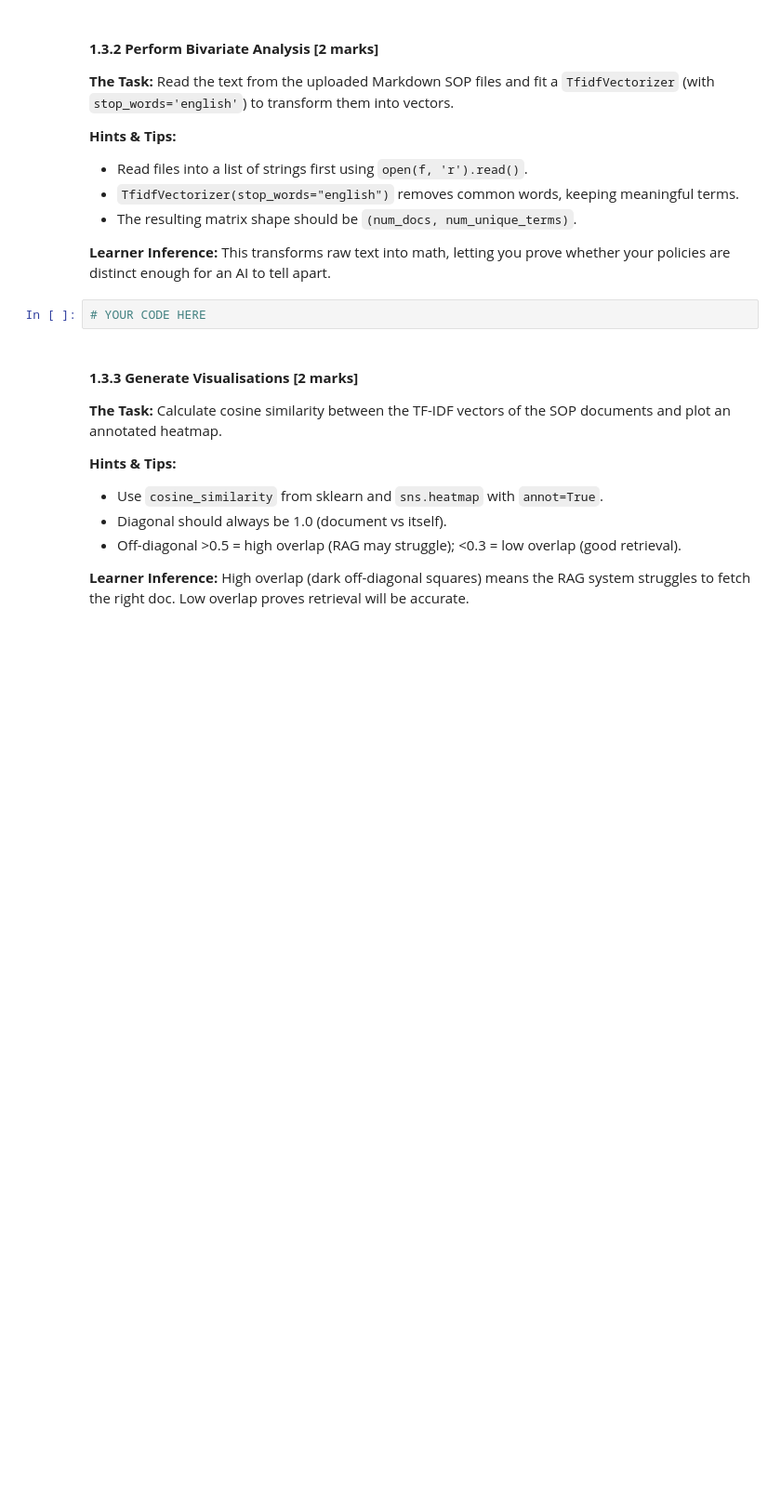
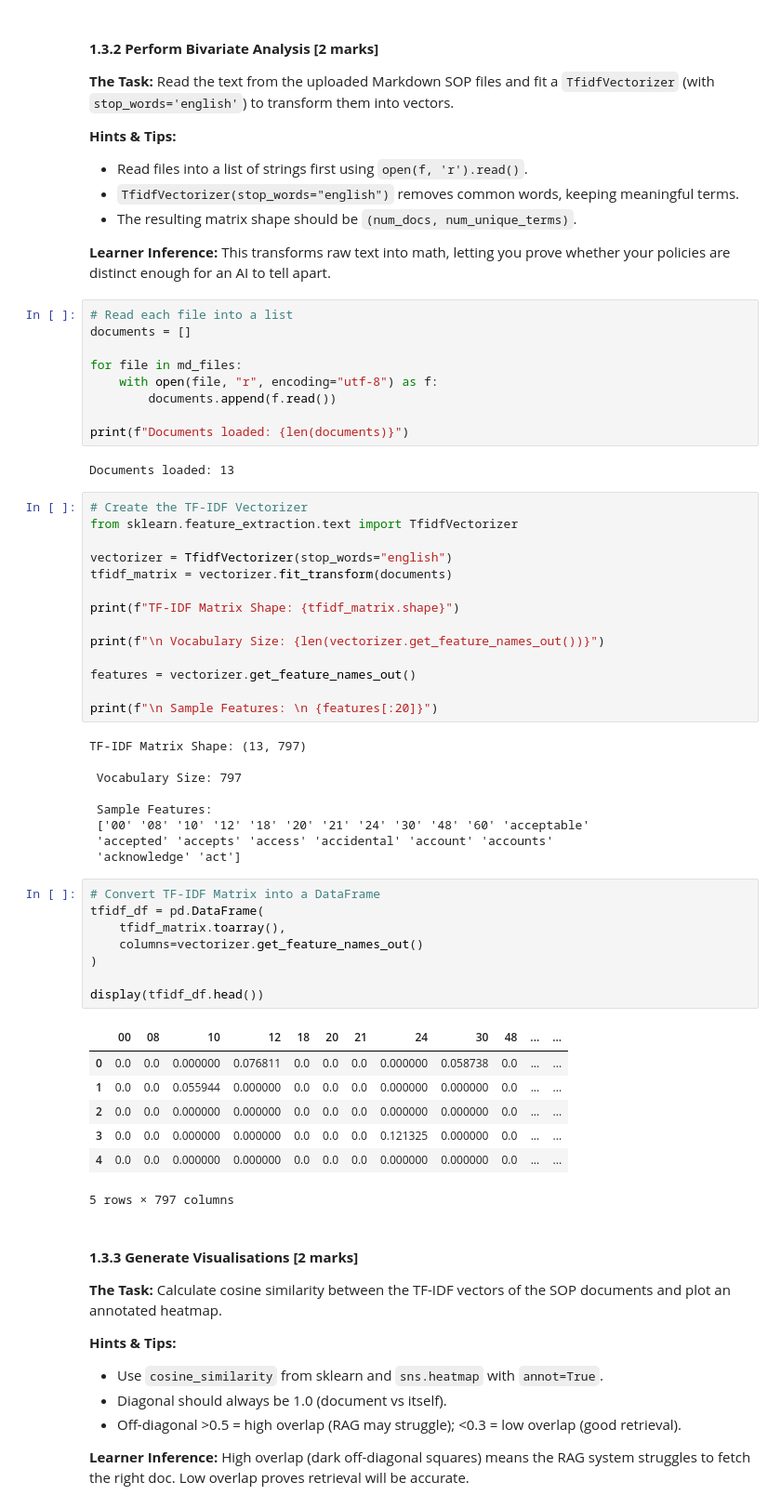
Before and after one commit to ssprajapati2021/Hybrid-RAG-Fine-Tuning, a Jupyter notebook: notebook/Data_Understanding_and_EDA.ipynb, the cells around one changed output. Shown at 93% size. Saved outputs shown, nothing was run; the diff lists cells and outputs as text; blank space fills up the shorter version.

```diff
--- a/notebook/Data_Understanding_and_EDA.ipynb
+++ b/notebook/Data_Understanding_and_EDA.ipynb
@@ -236,8 +324,56 @@ Dataset size after removing duplicates: 3902
 * The resulting matrix shape should be `(num_docs, num_unique_terms)`.
 
 **Learner Inference:** This transforms raw text into math, letting you prove whether your policies are distinct enough for an AI to tell apart.
-# %%
-# YOUR CODE HERE
+# %%
+# Read each file into a list
+documents = []
+
+for file in md_files:
+    with open(file, "r", encoding="utf-8") as f:
+        documents.append(f.read())
+
+print(f"Documents loaded: {len(documents)}")
+# %% [output]
+Documents loaded: 13
+# %%
+# Create the TF-IDF Vectorizer
+from sklearn.feature_extraction.text import TfidfVectorizer
+
+vectorizer = TfidfVectorizer(stop_words="english")
+tfidf_matrix = vectorizer.fit_transform(documents)
+
+print(f"TF-IDF Matrix Shape: {tfidf_matrix.shape}")
+
+print(f"\n Vocabulary Size: {len(vectorizer.get_feature_names_out())}")
+
+features = vectorizer.get_feature_names_out()
+
+print(f"\n Sample Features: \n {features[:20]}")
+# %% [output]
+TF-IDF Matrix Shape: (13, 797)
+
+ Vocabulary Size: 797
+
+ Sample Features:
+ ['00' '08' '10' '12' '18' '20' '21' '24' '30' '48' '60' 'acceptable'
+ 'accepted' 'accepts' 'access' 'accidental' 'account' 'accounts'
+ 'acknowledge' 'act']
+# %%
+# Convert TF-IDF Matrix into a DataFrame
+tfidf_df = pd.DataFrame(
+    tfidf_matrix.toarray(),
+    columns=vectorizer.get_feature_names_out()
+)
+
+display(tfidf_df.head())
+# %% [output]
+|  | 00 | 08 | 10 | 12 | 18 | 20 | 21 | 24 | 30 | 48 | ... | ... |
+| 0 | 0.0 | 0.0 | 0.000000 | 0.076811 | 0.0 | 0.0 | 0.0 | 0.000000 | 0.058738 | 0.0 | ... | ... |
+| 1 | 0.0 | 0.0 | 0.055944 | 0.000000 | 0.0 | 0.0 | 0.0 | 0.000000 | 0.000000 | 0.0 | ... | ... |
+| 2 | 0.0 | 0.0 | 0.000000 | 0.000000 | 0.0 | 0.0 | 0.0 | 0.000000 | 0.000000 | 0.0 | ... | ... |
+| 3 | 0.0 | 0.0 | 0.000000 | 0.000000 | 0.0 | 0.0 | 0.0 | 0.121325 | 0.000000 | 0.0 | ... | ... |
+| 4 | 0.0 | 0.0 | 0.000000 | 0.000000 | 0.0 | 0.0 | 0.0 | 0.000000 | 0.000000 | 0.0 | ... | ... |
+5 rows × 797 columns
 # %% [markdown]
 #### **1.3.3 Generate Visualisations [2 marks]**
 **The Task:** Calculate cosine similarity between the TF-IDF vectors of the SOP documents and plot an annotated heatmap.
```
Also changed, not shown: parts of 8 cells of this notebook.
